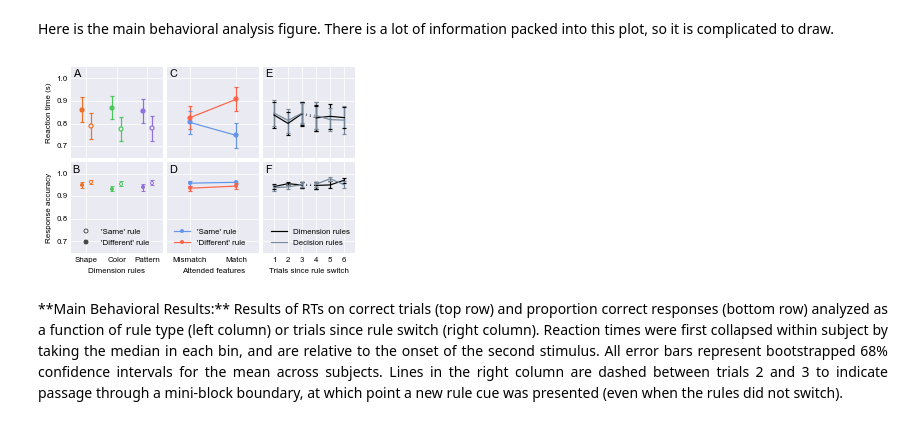
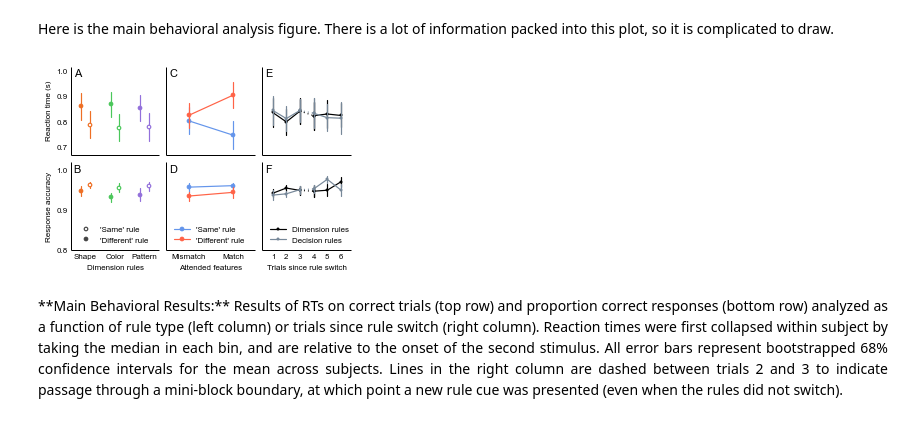
Before and after one commit to WagnerLabPapers/Waskom_JNeurosci_2014, a Jupyter notebook: Main_Analysis.ipynb, the cells around one changed output. Cells and saved outputs as stored; diff of their text form; code cells hidden in the pictures.

```diff
--- a/Main_Analysis.ipynb
+++ b/Main_Analysis.ipynb
@@ -117,7 +116,7 @@ def dksort_behav_join():
     behav_data = []
     for subj in subjects:
         df = pd.read_csv(behav_temp % subj, index_col="trial")
-        df["subj"] = repeat(subj, len(df))
+        df["subj"] = np.repeat(subj, len(df))
         behav_data.append(df)
     behav_full = pd.concat(behav_data)
     behav_df = behav_full[behav_full["clean"] & behav_full["correct"]]
@@ -663,28 +664,24 @@ def dksort_figure_2():
     # Set up variables shared across subplots
     dfs = [behav_df, behav_full]
     measures = ["rt", "correct"]
-    agg_funcs = [median, mean, mean]
+    agg_funcs = [np.median, np.mean, np.mean]
     ci = 68
     xlabels = ["Dimension rules", "Attended features", "Trials since rule switch"]
     ylabels = ["Reaction time (s)", "Response accuracy"]
     xticks = [range(3), range(2), range(1, 7)]
     xticklabels = [["Shape", "Color", "Pattern"], ["Mismatch", "Match"], range(1, 7)]
     xlims = [[-.5, 2.5], [-.5, 1.5], [.25, 6.75]]
-    ylims = [[.65, 1.05], [.65, 1.05]]
-    yticks = [[.7, 1, 4], [.7, 1, 4]]
-    ms, mew, lw, capsize = 4, 1.2, 1.2, 2
-    err_kws = dict(elinewidth=lw, capsize=capsize, mew=mew)
+    ylims = [[.67, 1.02], [.8, 1.02]]
+    yticks = [[.7, 1, 4], [.8, 1, 3]]
+    ms, mew, lw = 3.5, 1.2, 1.2
+    err_kws = dict(linewidth=lw, mew=mew)
     lag_colors = dict(Dimension="black", Decision="lightslategray")
-    text_offset = (0.0075, -0.01)
+    text_offset = (0.01, -0.01)
     text_size = 11
 
     # Draw each plot
-    f, axes = subplots(2, 3, figsize=(4.48, 3))
+    f, axes = plt.subplots(2, 3, figsize=(4.48, 3))
     for i in range(2):
-
-        if i:
-            ms *= .75
-            mew *= .75
 
         # First analyze RT/accuracy analysis sorted by rule types
         pivots = []
@@ -702,14 +699,18 @@ def dksort_figure_2():
             for dec in range(2):
                 x = dim + (dec - .5) / 3.5
                 y = means[dim, dec]
-                yerr = sns.ci_to_errsize(cis[:, dim, dec], y)
+                ci_x = cis[:, dim, dec]
                 mfc = ax.get_axis_bgcolor() if dec else color
-                ax.errorbar(x, y, yerr, ecolor=color, lw=lw, mew=mew, ms=ms,
-                            mfc=mfc, capsize=capsize, marker="o", mec=color)
+
+                # Plotting calls
+                ax.plot([x, x], ci_x, lw=lw, color=color)
+                ax.plot(x, y, "o", ms=ms, mew=mew, mfc=mfc, mec=color)
 
         # Draw two plots out of the axis range to support the legend
         for j, rule in enumerate(["Same", "Different"]):
-            ax.plot(-1, -1, "o", color="#444444", mec="#444444", ms=ms * 1.33,
+
+            # Plotting calls
+            ax.plot(-1, -1, "o", color="#444444", mec="#444444", ms=ms,
                     mfc=["none", "#444444"][j], mew=mew, label="'%s' rule" % rule)
 
         # Next plot the decision rule by feature matching analysis
@@ -725,9 +726,11 @@ def dksort_figure_2():
         for k, rule in enumerate(["Same", "Different"]):
             color = rule_colors["dec"][k]
             x = np.array([0, 1])
-            sns.tsplot(x, pivots[..., 1 - k], "ci_bars", ci=ci, color=color, ax=ax,
-                       marker="o", mec=color, label="'%s' rule" % rule,
-                       ms=ms, mfc=color, mew=mew, lw=lw, err_kws=err_kws)
+
+            # Plotting calls
+            sns.tsplot(pivots[..., 1 - k], time=x, err_style="ci_bars", ci=ci,
+                       color=color, marker="o", mec=color, label = "'%s' rule" % rule,
+                       ms=ms, mfc=color, mew=mew, lw=lw, err_kws=err_kws, ax=ax)
 
         # Now do the analysis as a function of rule switching
         for j, ruleset in enumerate(["Dimension", "Decision"]):
@@ -735,46 +738,53 @@ def dksort_figure_2():
             pivot_cols = ruleset[:3].lower() + "_shift_lag"
             lag_pivot = pd.pivot_table(dfs[i], measures[i], "subj", pivot_cols, agg_funcs[i])
             ts_kws =  dict(err_style="ci_bars", color=color, ci=ci,
-                           lw=lw, err_kws=err_kws, ax=axes[i, 2])
-            sns.tsplot([1, 2, 3], lag_pivot.loc[:, :2], **ts_kws)
-            sns.tsplot([3, 4], lag_pivot.loc[:, (2, 3)], linestyle=":", **ts_kws)
-            sns.tsplot([4, 5, 6], lag_pivot.loc[:, 3:5], label=ruleset + " rules", **ts_kws)
+                           lw=lw, err_kws=err_kws, ax=axes[i, 2], marker="o", ms=3)
+
+            # Plotting calls
+            sns.tsplot(lag_pivot.loc[:, :2].values, time=[1, 2, 3], **ts_kws)
+            sns.tsplot(lag_pivot.loc[:, (2, 3)].values, time=[3, 4], linestyle=":", **ts_kws)
+            sns.tsplot(lag_pivot.loc[:, 3:5].values, time=[4, 5, 6], label=ruleset + " rules", **ts_kws)
 
         # Finally, iterate through the plots and set more supporting variables
         for j in range(3):
             ax = axes[i, j]
             yticks_ = np.linspace(*yticks[i])
             ax.set_xticks(xticks[j])
             ax.set_yticks(yticks_)
             ax.set_xlim(*xlims[j])
             ax.set_ylim(ylims[i])
             if i:
                 ax.set_xlabel(xlabels[j])
                 ax.set_xticklabels(xticklabels[j])
             else:
                 ax.set_xticklabels([])
             if not j:
                 ax.set_ylabel(ylabels[i])
                 ax.set_yticklabels(yticks_)
             else:
                 ax.set_yticklabels([])
             if i:
                 ax.legend(loc="lower left")
 
-    f.subplots_adjust(wspace=.05, hspace=.05, left=.1, bottom=.12, top=.98, right=.98)
+    f.subplots_adjust(wspace=.08, hspace=.08, left=.1, bottom=.12, top=.97, right=.97)
 
     # Label the facets
     for ax, s in zip(f.axes, "ACEBDF"):
         (x, _), (_, y) = ax.bbox.transformed(f.transFigure.inverted()).get_points()
         x += text_offset[0]
         y += text_offset[1]
         f.text(x, y, s, size=text_size, ha="left", va="top")
 
+    sns.despine()
     save_figure(f, "figure_2")
 
-dksort_figure_2()
+sns.set(context="paper", style="nogrid")
+try:
+    dksort_figure_2()
+finally:
+    sns.set(context="paper", style="darkgrid")
 # %% [output]
-[figure, old version]
+[figure, new version]
 # %% [markdown]
 <div style="width:585px;padding-left:120px" align="justify">
 **Main Behavioral Results:** Results of RTs on correct trials (top row) and proportion correct responses (bottom row) analyzed as a function of rule type (left column) or trials since rule switch (right column). Reaction times were first collapsed within subject by taking the median in each bin, and are relative to the onset of the second stimulus. All error bars represent bootstrapped 68% confidence intervals for the mean across subjects. Lines in the right column are dashed between trials 2 and 3 to indicate passage through a mini-block boundary, at which point a new rule cue was presented (even when the rules did not switch).
```
Also changed, not shown: parts of 46 cells of this notebook, 10 other files.
